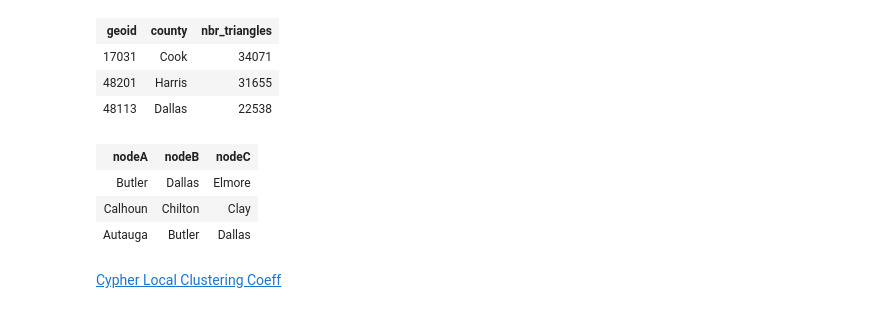
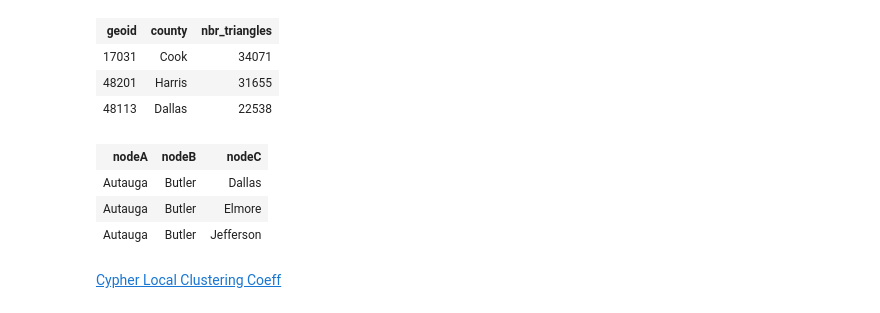
Before and after one commit to KingaAnna/MDA_final_Sweden, a Jupyter notebook: commuteGraph.ipynb, the cells around one changed output. Cells and saved outputs as stored; diff of their text form; code cells hidden in the pictures.

```diff
--- a/commuteGraph.ipynb
+++ b/commuteGraph.ipynb
@@ -74,6 +74,6 @@ graph.run(query,file='file:///commuting_edges.csv')
 # %% [markdown]
 Create an in-memory graph, called 'Commuting'.
 # %%
-query="""CALL gds.graph.create('Commuting','State',{COMMUTING:{properties:'weight', orientation:'UNDIRECTED'}})"""
+query="""CALL gds.graph.project('Commuting','State',{COMMUTING:{properties:'weight', orientation:'UNDIRECTED'}})"""
 graph.run(query)
 # %% [output]
@@ -407,14 +373,10 @@ graph.run(query)
 This may not work for directed graphs, but here's a bunch of code anyway.
 # %%
 # General Triangle Count stats
+query="""CALL gds.graph.project('counties_undirected','County',{COMMUTES:{orientation:'UNDIRECTED'}})"""
+graph.run(query)
 query = """
-CALL gds.triangleCount.stats({
-nodeProjection:"County",
-relationshipProjection:  {COMMUTES: {
-type: "COMMUTES",
-   orientation: "UNDIRECTED"
- }}
-})
+CALL gds.triangleCount.stats('counties_undirected')
 YIELD globalTriangleCount,nodeCount
 """
 graph.run(query)
@@ -445,24 +401,18 @@ graph.run(query)
 | 48113 | Dallas | 22538 |
 # %%
 query = """
-CALL gds.alpha.triangles({
-nodeProjection: "County",
-relationshipProjection:  {
-    COMMUTES: {type: "COMMUTES",
-    orientation: "UNDIRECTED"}
-    }
-    })
+CALL gds.alpha.triangles('counties_undirected')
 YIELD nodeA, nodeB, nodeC
 RETURN gds.util.asNode(nodeA).county AS nodeA,
        gds.util.asNode(nodeB).county AS nodeB,
        gds.util.asNode(nodeC).county AS nodeC;
 """
 graph.run(query)
 # %% [output]
 | nodeA | nodeB | nodeC |
-| Butler | Dallas | Elmore |
-| Calhoun | Chilton | Clay |
 | Autauga | Butler | Dallas |
+| Autauga | Butler | Elmore |
+| Autauga | Butler | Jefferson |
 # %% [markdown]
 <A HREF="https://neo4j.com/docs/graph-data-science/current/algorithms/local-clustering-coefficient/">Cypher Local Clustering Coeff</A>
 # %%
```
Also changed, not shown: parts of 15 cells of this notebook.
